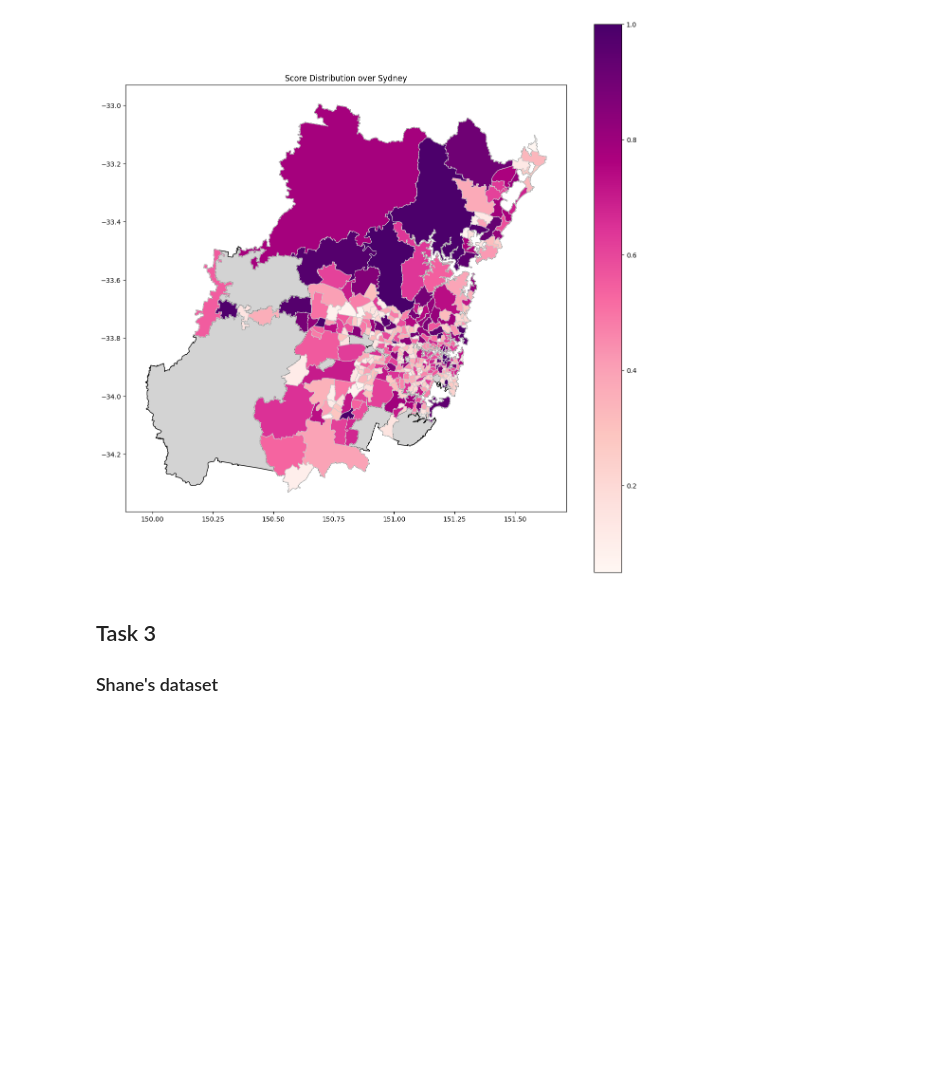
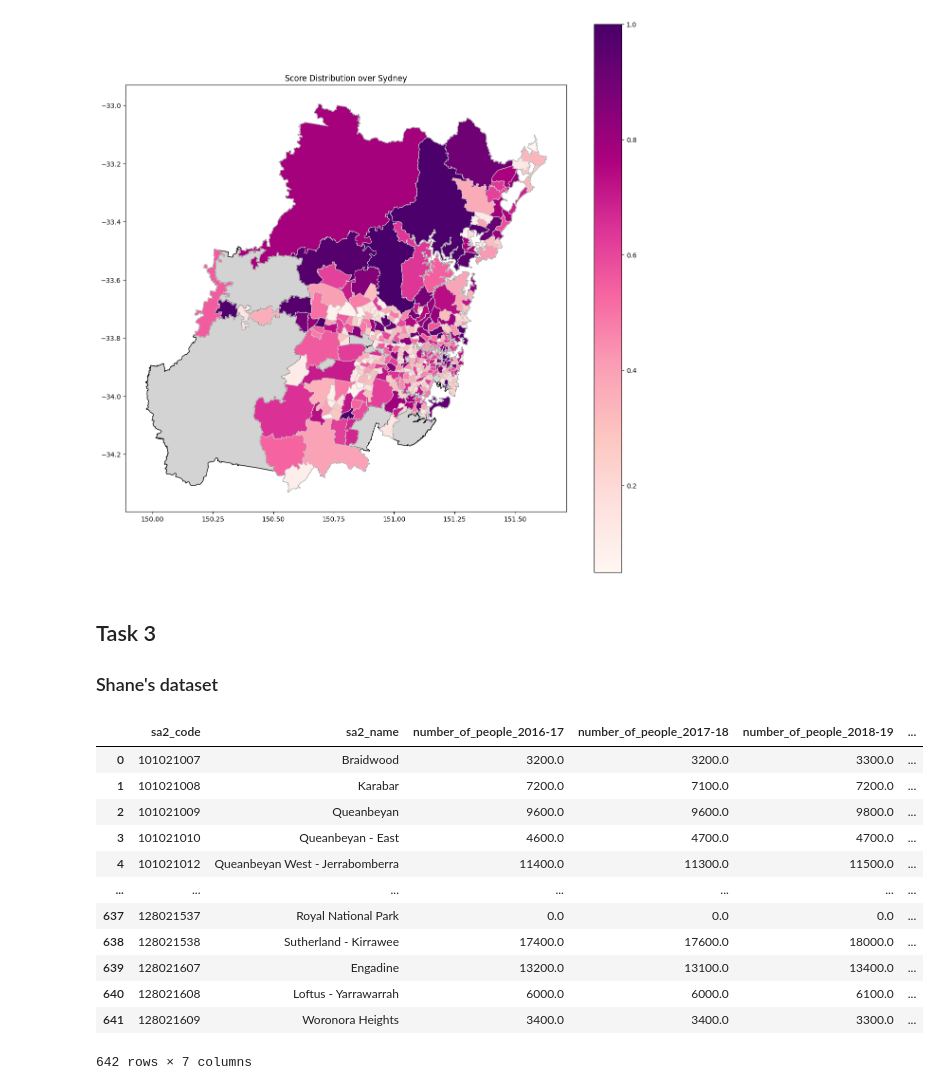
Before and after one commit to horeilly2021/Sydney-Analysis-Python-SQL, a Jupyter notebook: DATA2901_Assignment1.ipynb, the cells around one changed output. Drawn from its saved outputs; the diff is of its cells as text; code cells hidden in the pictures; blank space fills up the shorter version.

```diff
--- a/DATA2901_Assignment1.ipynb
+++ b/DATA2901_Assignment1.ipynb
@@ -900,3 +900,57 @@ plt.show()
 # %% [markdown]
 ## Task 3
 ### Shane's dataset
+# %%
+"""
+Reading in the XML and doing data cleaning
+"""
+
+# Return NaN for non-numeric values or multiple value by 1000
+def parse_population(value):
+    try:
+        return float(value) * 1000
+    except ValueError:
+        return np.nan
+
+tree = ET.parse("Jobs.xml")
+root = tree.getroot()
+
+data = []
+
+for sheet in root.findall('Sheet1'):
+    sa2 = sheet.find('SA2').text
+    sa2name = sheet.find('SA2NAME').text
+    row_data = {
+        'SA2': sa2,
+        'SA2NAME': sa2name,
+        'number_of_people_2016-17': parse_population(sheet.find('number_of_people_2016-17').text),
+        'number_of_people_2017-18': parse_population(sheet.find('number_of_people_2017-18').text),
+        'number_of_people_2018-19': parse_population(sheet.find('number_of_people_2018-19').text),
+        'number_of_people_2019-20': parse_population(sheet.find('number_of_people_2019-20').text),
+        'number_of_people_2020-21': parse_population(sheet.find('number_of_people_2020-21').text)
+    }
+    data.append(row_data)
+
+jobs = pd.DataFrame(data)
+jobs = lowercase_column_names(jobs)
+
+jobs = jobs.rename(columns={"sa2": "sa2_code"})
+jobs = jobs.rename(columns={"sa2name": "sa2_name"})
+
+jobs['sa2_code'] = pd.to_numeric(jobs['sa2_code'], errors='coerce')
+
+jobs
+# %% [output]
+|  | sa2_code | sa2_name | number_of_people_2016-17 | number_of_people_2017-18 | number_of_people_2018-19 | ... |
+| 0 | 101021007 | Braidwood | 3200.0 | 3200.0 | 3300.0 | ... |
+| 1 | 101021008 | Karabar | 7200.0 | 7100.0 | 7200.0 | ... |
+| 2 | 101021009 | Queanbeyan | 9600.0 | 9600.0 | 9800.0 | ... |
+| 3 | 101021010 | Queanbeyan - East | 4600.0 | 4700.0 | 4700.0 | ... |
+| 4 | 101021012 | Queanbeyan West - Jerrabomberra | 11400.0 | 11300.0 | 11500.0 | ... |
+| ... | ... | ... | ... | ... | ... | ... |
+| 637 | 128021537 | Royal National Park | 0.0 | 0.0 | 0.0 | ... |
+| 638 | 128021538 | Sutherland - Kirrawee | 17400.0 | 17600.0 | 18000.0 | ... |
+| 639 | 128021607 | Engadine | 13200.0 | 13100.0 | 13400.0 | ... |
+| 640 | 128021608 | Loftus - Yarrawarrah | 6000.0 | 6000.0 | 6100.0 | ... |
+| 641 | 128021609 | Woronora Heights | 3400.0 | 3400.0 | 3300.0 | ... |
+642 rows × 7 columns
```
Also changed, not shown: parts of 4 cells of this notebook, 2 other files.
